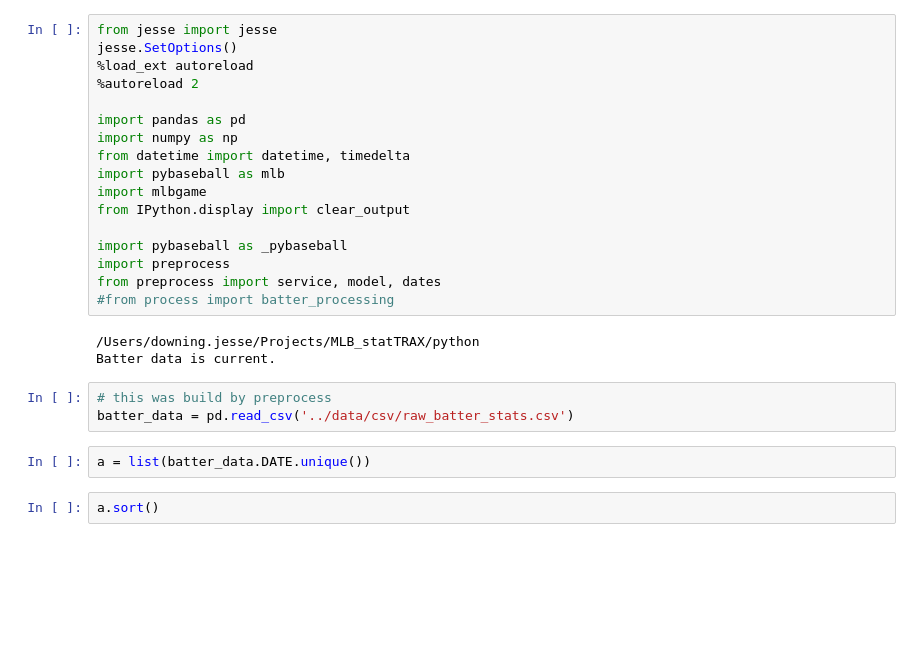
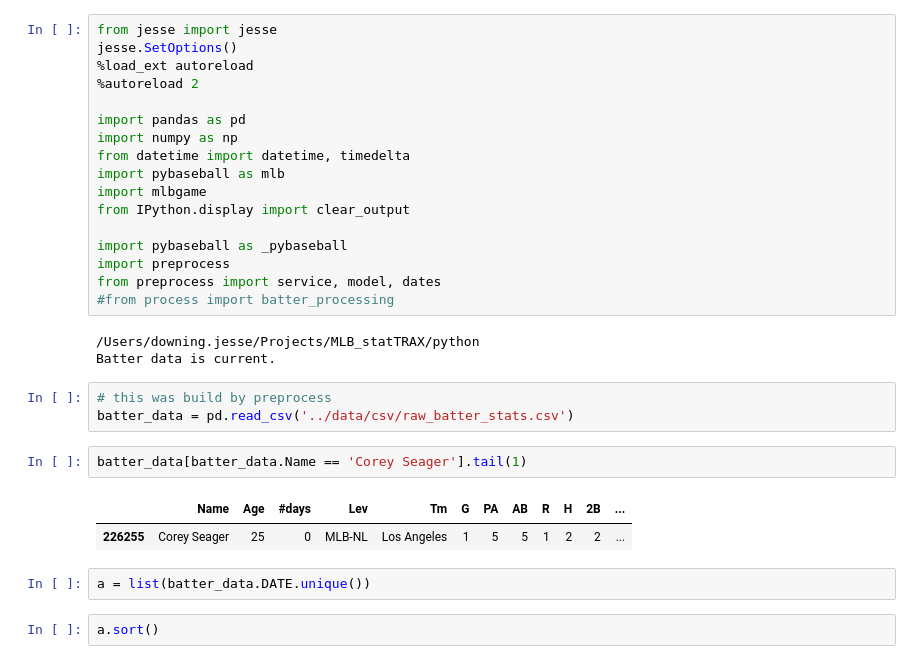
Before and after one commit to jessedow24/MLB_statTRAX, a Jupyter notebook: python/pybaseball_test.ipynb, the cells around one changed output. Saved outputs shown, nothing was run; the diff lists cells and outputs as text; blank space fills up the shorter version.

```diff
--- a/python/pybaseball_test.ipynb
+++ b/python/pybaseball_test.ipynb
@@ -21,6 +21,11 @@ Batter data is current.
 # %%
 # this was build by preprocess
 batter_data = pd.read_csv('../data/csv/raw_batter_stats.csv')
+# %%
+batter_data[batter_data.Name == 'Corey Seager'].tail(1)
+# %% [output]
+|  | Name | Age | #days | Lev | Tm | G | PA | AB | R | H | 2B | ... |
+| 226255 | Corey Seager | 25 | 0 | MLB-NL | Los Angeles | 1 | 5 | 5 | 1 | 2 | 2 | ... |
 # %%
 a = list(batter_data.DATE.unique())
 # %%
```
Also changed, not shown: 3 other files.
